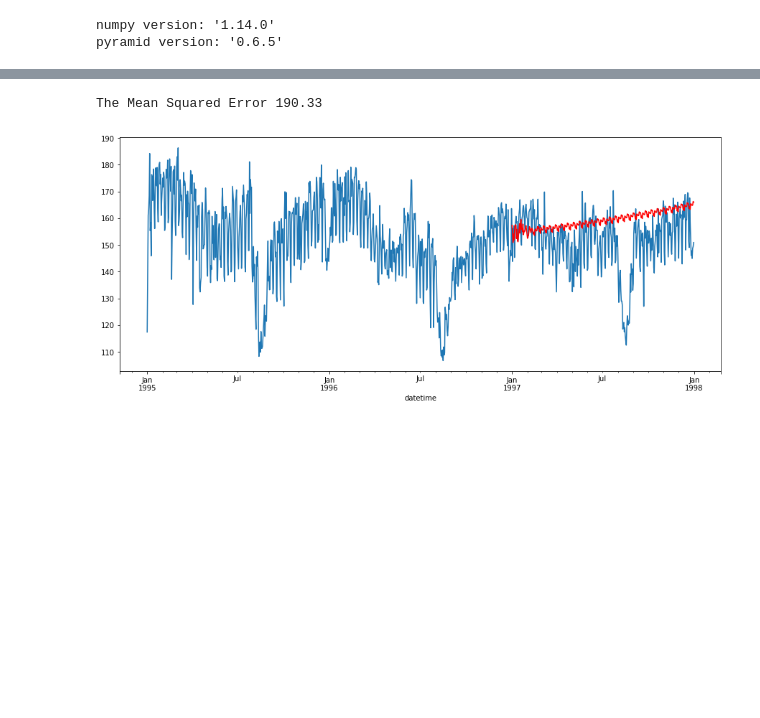
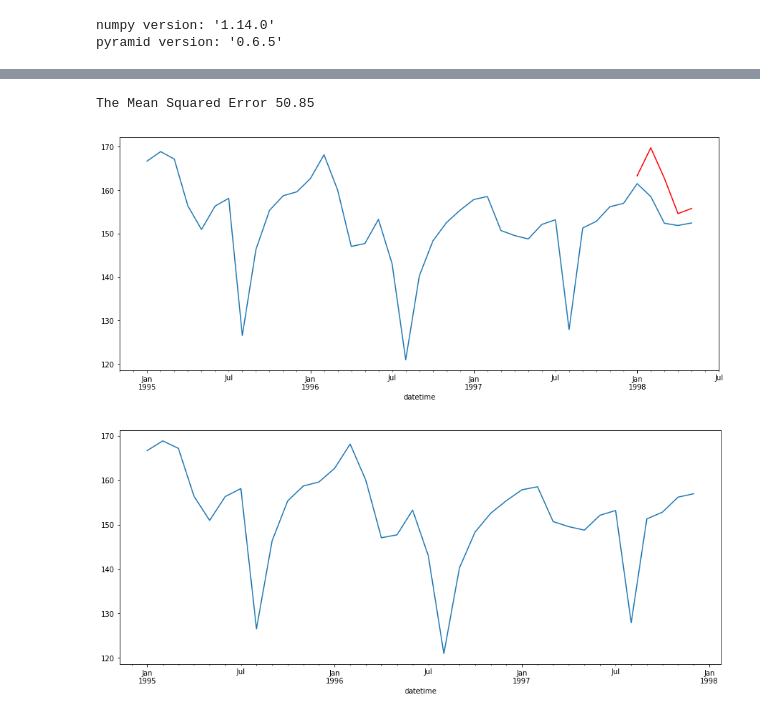
Before and after one commit to Cobrijani/prescient, a Jupyter notebook: src/notebooks/PowerSupply.ipynb, the cells around one changed output, grey strips where cells are left out. Saved outputs shown, nothing was run; the diff lists cells and outputs as text; code cells hidden in the pictures; blank space fills up the shorter version.

```diff
--- a/src/notebooks/PowerSupply.ipynb
+++ b/src/notebooks/PowerSupply.ipynb
@@ -104,22 +114,26 @@ Statespace Model Results
 # %%
-next_year_prediction= stepwise_fit.predict(n_periods=365)
+next_year_prediction= stepwise_fit.predict(n_periods=periods)
 
 forecasted_year_series = pd.Series(next_year_prediction, index=t.index)
 
-true_values = t['main_grid'].values
+true_values = t.values
 
 predicted_values = next_year_prediction;
 
-mse = ((predicted_values - true_values) ** 2).mean()
+# mse = ((predicted_values - true_values) ** 2).mean()
+
+mse = mean_squared_error(true_values, predicted_values)
 print('The Mean Squared Error {}'.format(round(mse, 2)))
+
+ax = pd.Series(x).plot(figsize=(15, 6))
+
+forecasted_year_series.plot(color='red', ax=ax)
+plt.show()
 # %% [output]
-The Mean Squared Error 190.33
+The Mean Squared Error 50.85
+[figure, added]
 # %%
-
-
-ax = pd.Series(x['main_grid']).plot(figsize=(15, 6))
-
-forecasted_year_series.plot(color='red', ax=ax)
+pd.Series(x['main_grid']).plot(figsize=(15, 6))
 plt.show()
 # %% [output]
-[figure, old version]
+[figure, new version]
```
Also changed, not shown: parts of 4 cells of this notebook.
